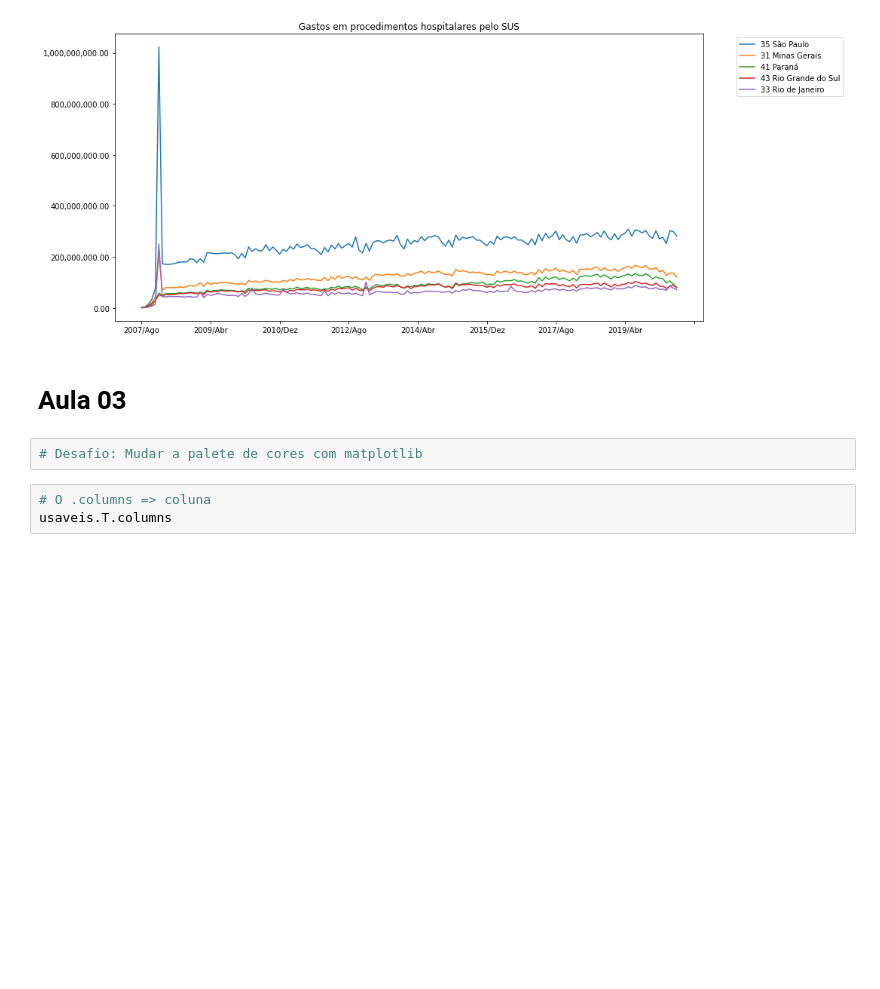
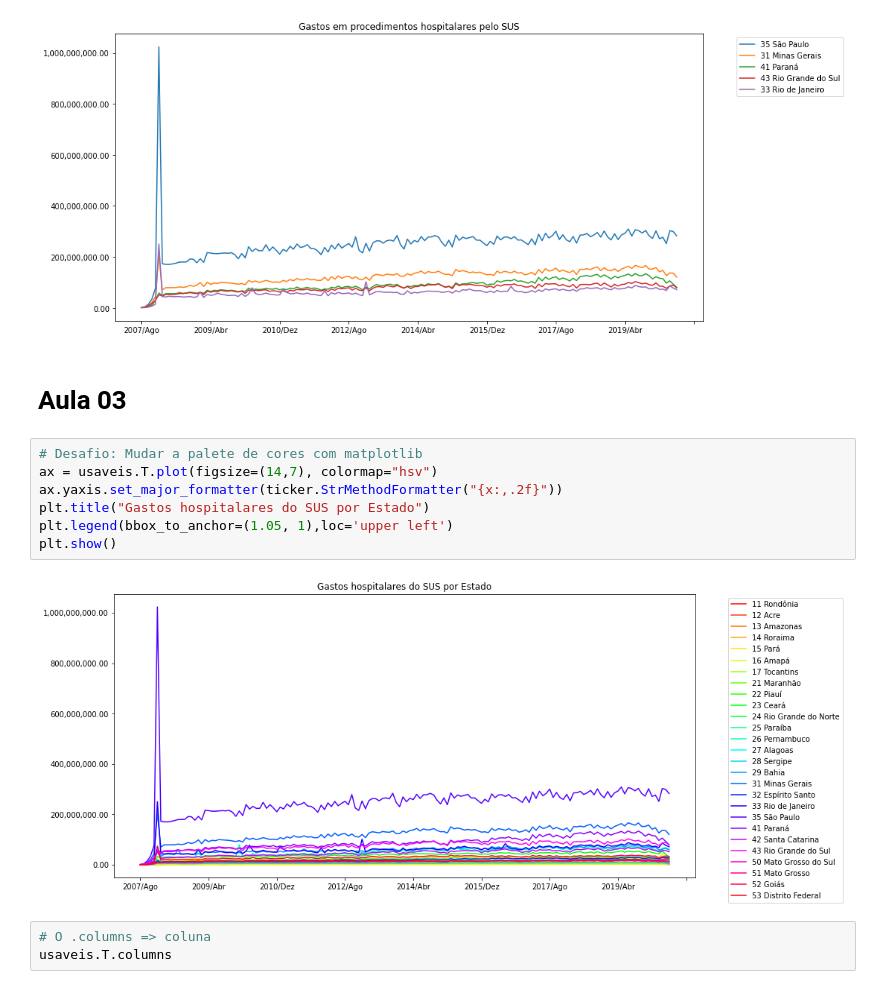
Before and after one commit to silviacfreitas/BootcampDataScienceAplicadaAlura, a Jupyter notebook: BootcampDSModulo01Aula04.ipynb, the cells around one changed output. Cells and saved outputs as stored; diff of their text form; blank space fills up the shorter version.

```diff
--- a/BootcampDSModulo01Aula04.ipynb
+++ b/BootcampDSModulo01Aula04.ipynb
@@ -317,8 +315,15 @@ plt.show()
 [figure]
 # %% [markdown]
 # Aula 03
-# %%
-# Desafio: Mudar a palete de cores com matplotlib
+# %%
+# Desafio: Mudar a palete de cores com matplotlib
+ax = usaveis.T.plot(figsize=(14,7), colormap="hsv")
+ax.yaxis.set_major_formatter(ticker.StrMethodFormatter("{x:,.2f}"))
+plt.title("Gastos hospitalares do SUS por Estado")
+plt.legend(bbox_to_anchor=(1.05, 1),loc='upper left')
+plt.show()
+# %% [output]
+[figure, added]
 # %%
 # O .columns => coluna
 usaveis.T.columns
```
Also changed, not shown: parts of 3 cells of this notebook.
